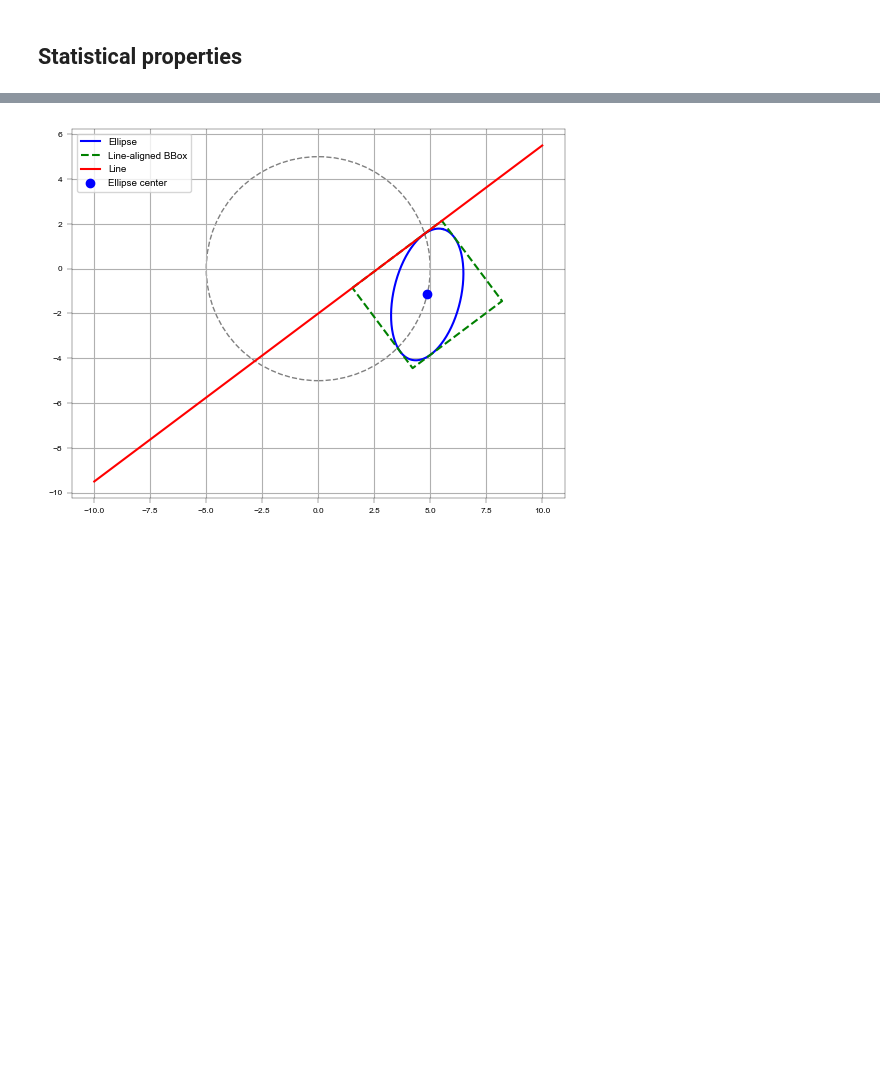
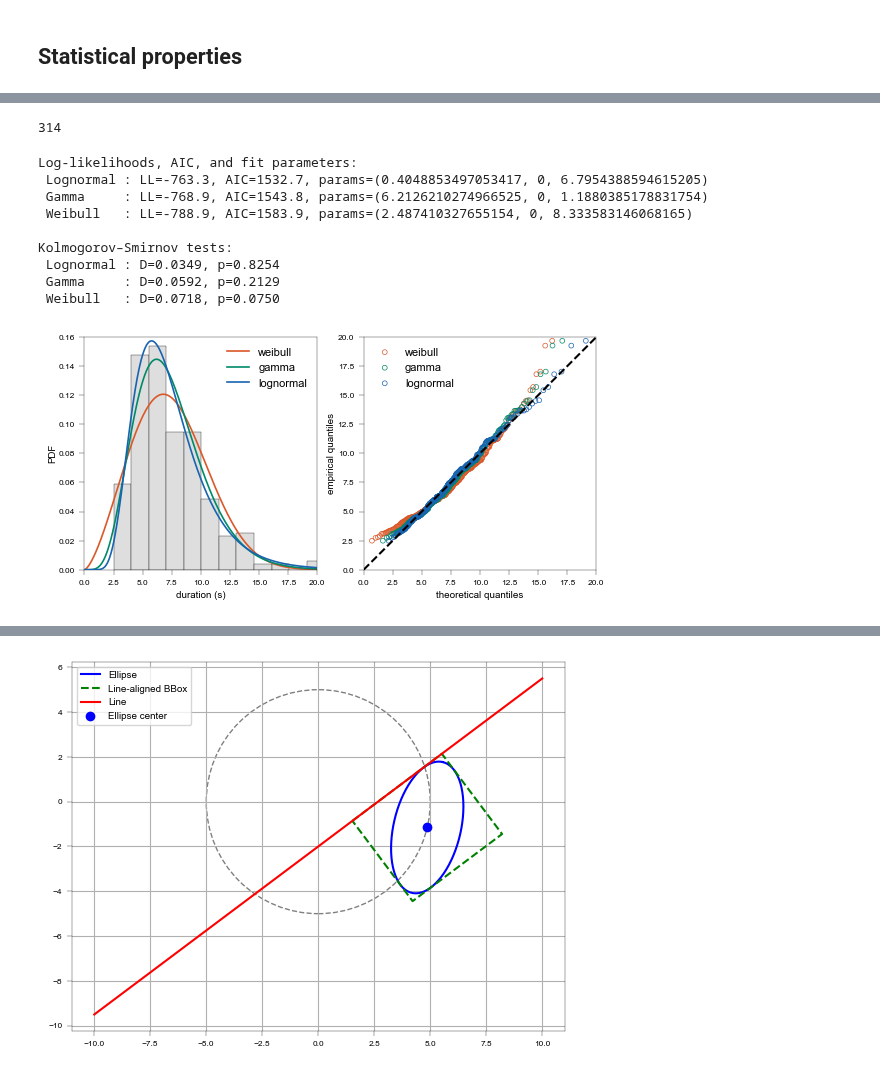
Before and after one commit to EPFL-ENAC/LUTS-pneuma-simulator, a Jupyter notebook: notebooks/discrete.ipynb, the cells around one changed output, grey strips where cells are left out. Saved outputs shown, nothing was run; the diff lists cells and outputs as text; code cells hidden in the pictures; blank space fills up the shorter version.

```diff
--- a/notebooks/discrete.ipynb
+++ b/notebooks/discrete.ipynb
@@ -1147,10 +1408,0 @@ Collected 324 feasible durations.
-# %%
-PET_array = np.array(PET_list)
-a_array = np.array(a_list)
-mask = Dt_array <= 20
-A = Dt_array[mask]
-B = PET_array[mask]
-C = a_array[mask]
-data = A
-shape_ln, loc_ln, scale_ln = lognorm.fit(data, floc=0)
-x = linspace(min(data), max(data), 500)
@@ -1231 +1947,34 @@ plt.show()
+# %%
+PET_array = np.array(PET_list)
+a_array = np.array(a_list)
+mask = Dt_array<30
+A = Dt_array[mask]
+B = PET_array[mask]
+C = a_array[mask]
+data = A
+len(data)
+# %% [output]
+314
+# %%
+dist_colors = {"lognormal": dark_blue, "gamma": dark_teal, "weibull": vermilion}
+fitted_params_, aic_, ks_, fig_= analyze_distributions(
+    data,
+    dist_colors,
+    user_xmax=20,
+    user_ymax=.16,
+    user_label="duration (s)",
+    #save_path=f"{current_path[:-7]}/data/pNEUMA/{drone}/{date}/{session}/lc_duration_fit.pdf",
+    include_erlang=False,
+)
+# %% [output]
+Log-likelihoods, AIC, and fit parameters:
+ Lognormal : LL=-763.3, AIC=1532.7, params=(0.4048853497053417, 0, 6.7954388594615205)
+ Gamma     : LL=-768.9, AIC=1543.8, params=(6.2126210274966525, 0, 1.1880385178831754)
+ Weibull   : LL=-788.9, AIC=1583.9, params=(2.487410327655154, 0, 8.333583146068165)
+
+Kolmogorov–Smirnov tests:
+ Lognormal : D=0.0349, p=0.8254
+ Gamma     : D=0.0592, p=0.2129
+ Weibull   : D=0.0718, p=0.0750
+[figure, added]
 # %%
```
Also changed, not shown: parts of 34 cells of this notebook.
